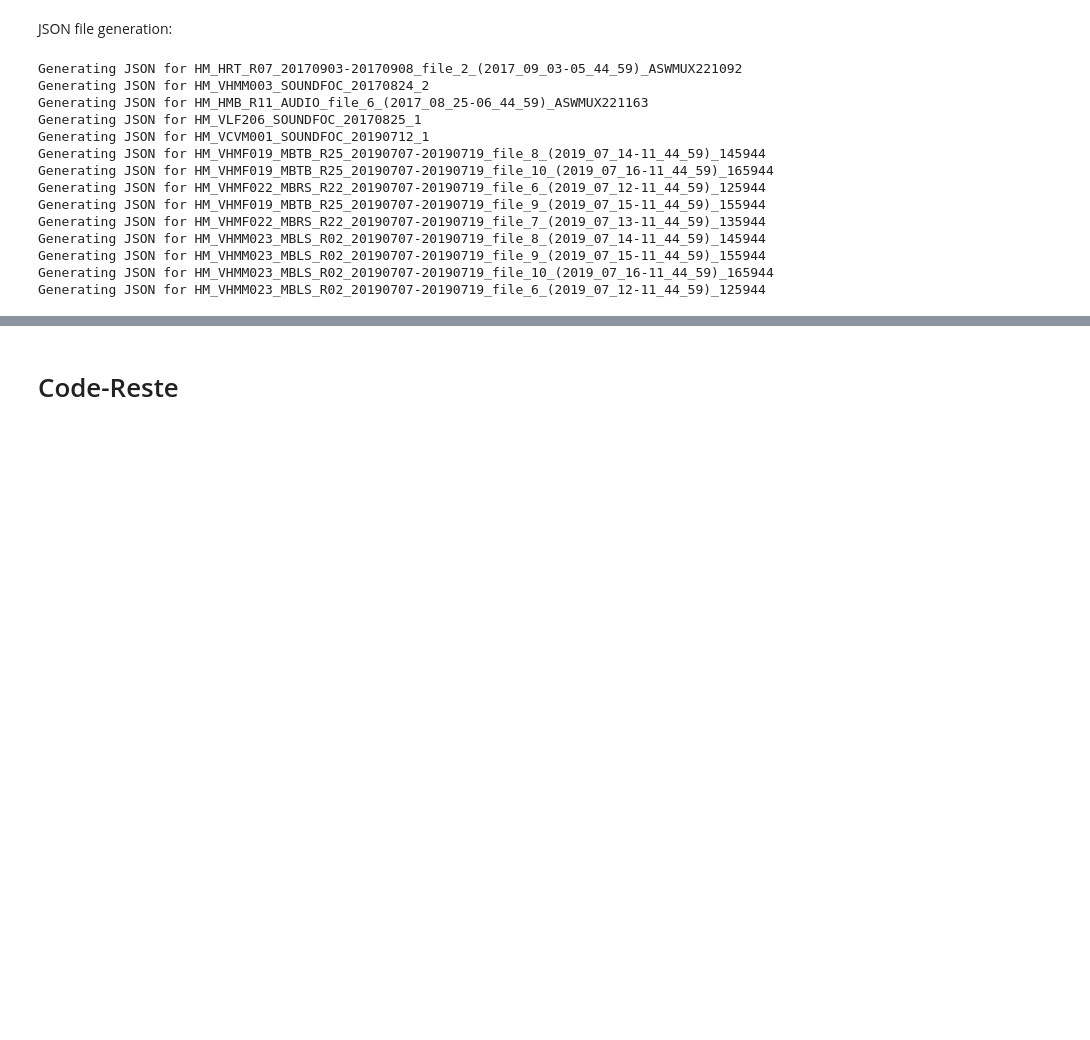
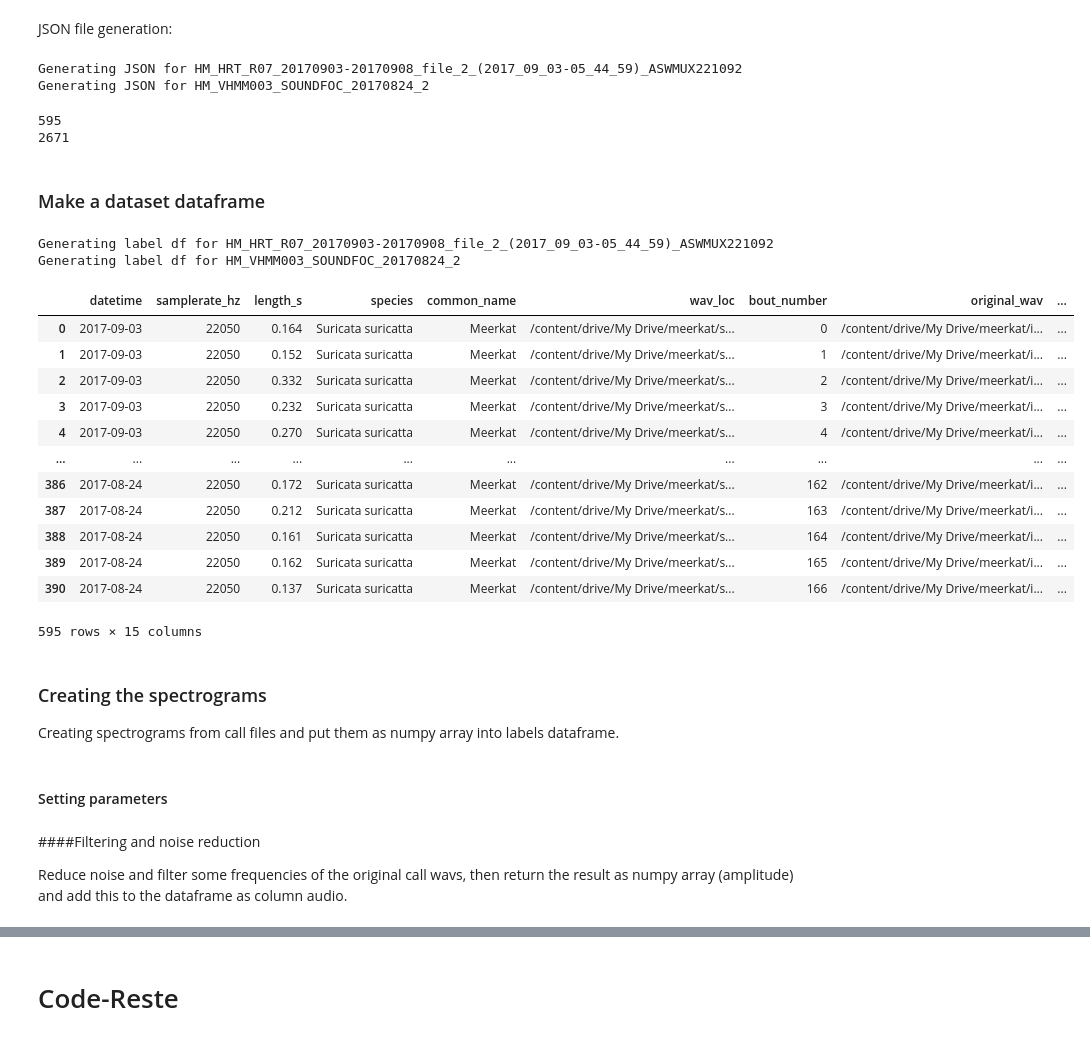
Before and after one commit to marathomas/meerkat, a Jupyter notebook: meerkat_preprocessing.ipynb, the cells around one changed output, grey strips where cells are left out. Drawn from its saved outputs; the diff is of its cells as text; code cells hidden in the pictures; blank space fills up the shorter version.

```diff
--- a/meerkat_preprocessing.ipynb
+++ b/meerkat_preprocessing.ipynb
@@ -647,3 +695,7 @@ wavs_loc = list(flatten(wavs_loc)) # Flatten list
 for ID, wav in zip(fileIDs, wavs_loc):
   if wav=="NA":
     print("Error, wav file missing for"+label)
+# %%
+wavs_loc=wavs_loc[0:2]
+labels_loc=labels_loc[0:2]
+fileIDs = fileIDs[0:2]
@@ -661,10 +718,15 @@ for wav_loc, label_loc, fileID in zip(wavs_loc, labels_loc, fileIDs):
 
   # for each call wav
   json_files = []
+
   for call_filepath in call_filepathList:
     # generate JSON file
     bout_num = os.path.basename(call_filepath)[:-4].split('_call')[1]
-    noise_wav = NOISE_OUT+fileID+'_noise'+bout_num+'.wav'
+    if(len(glob.glob(NOISE_OUT+fileID+'_noise'+bout_num+'.wav'))==0):
+      noise_wav = "NA"
+    else:
+      noise_wav = NOISE_OUT+fileID+'_noise'+bout_num+'.wav'
+
     json_files.append(generate_json(call_filepath, wav_loc, label_loc, fileID, noise_wav))
 
   # add json file column to labels.csv files
@@ -674,15 +736,47 @@ for wav_loc, label_loc, fileID in zip(wavs_loc, labels_loc, fileIDs):
 # %% [output]
 Generating JSON for HM_HRT_R07_20170903-20170908_file_2_(2017_09_03-05_44_59)_ASWMUX221092
 Generating JSON for HM_VHMM003_SOUNDFOC_20170824_2
-Generating JSON for HM_HMB_R11_AUDIO_file_6_(2017_08_25-06_44_59)_ASWMUX221163
-Generating JSON for HM_VLF206_SOUNDFOC_20170825_1
-Generating JSON for HM_VCVM001_SOUNDFOC_20190712_1
-Generating JSON for HM_VHMF019_MBTB_R25_20190707-20190719_file_8_(2019_07_14-11_44_59)_145944
-Generating JSON for HM_VHMF019_MBTB_R25_20190707-20190719_file_10_(2019_07_16-11_44_59)_165944
-Generating JSON for HM_VHMF022_MBRS_R22_20190707-20190719_file_6_(2019_07_12-11_44_59)_125944
-Generating JSON for HM_VHMF019_MBTB_R25_20190707-20190719_file_9_(2019_07_15-11_44_59)_155944
-Generating JSON for HM_VHMF022_MBRS_R22_20190707-20190719_file_7_(2019_07_13-11_44_59)_135944
-Generating JSON for HM_VHMM023_MBLS_R02_20190707-20190719_file_8_(2019_07_14-11_44_59)_145944
-Generating JSON for HM_VHMM023_MBLS_R02_20190707-20190719_file_9_(2019_07_15-11_44_59)_155944
-Generating JSON for HM_VHMM023_MBLS_R02_20190707-20190719_file_10_(2019_07_16-11_44_59)_165944
-Generating JSON for HM_VHMM023_MBLS_R02_20190707-20190719_file_6_(2019_07_12-11_44_59)_125944
+# %%
+print(len(os.listdir(JSON_OUT)))
+print(len(os.listdir(AUDIO_OUT)))
+# %% [output]
+595
+2671
+# %% [markdown]
+### Make a dataset dataframe
+# %%
+labels_loc = glob.glob(LABELS_OUT+'*.csv')
+fileIDs = [os.path.basename(item).replace('_labels.csv', '') for item in labels_loc]
+# %%
+df_list=[]
+
+for fileID in fileIDs:
+  print("Generating label df for "+fileID)
+  df_list.append(create_label_df(fileID))
+
+df = pd.concat(df_list)
+# %% [output]
+Generating label df for HM_HRT_R07_20170903-20170908_file_2_(2017_09_03-05_44_59)_ASWMUX221092
+Generating label df for HM_VHMM003_SOUNDFOC_20170824_2
+# %%
+df
+# %% [output]
+|  | datetime | samplerate_hz | length_s | species | common_name | wav_loc | bout_number | original_wav | ... |
+| 0 | 2017-09-03 | 22050 | 0.164 | Suricata suricatta | Meerkat | /content/drive/My Drive/meerkat/s... | 0 | /content/drive/My Drive/meerkat/i... | ... |
+| 1 | 2017-09-03 | 22050 | 0.152 | Suricata suricatta | Meerkat | /content/drive/My Drive/meerkat/s... | 1 | /content/drive/My Drive/meerkat/i... | ... |
+| 2 | 2017-09-03 | 22050 | 0.332 | Suricata suricatta | Meerkat | /content/drive/My Drive/meerkat/s... | 2 | /content/drive/My Drive/meerkat/i... | ... |
+| 3 | 2017-09-03 | 22050 | 0.232 | Suricata suricatta | Meerkat | /content/drive/My Drive/meerkat/s... | 3 | /content/drive/My Drive/meerkat/i... | ... |
+| 4 | 2017-09-03 | 22050 | 0.270 | Suricata suricatta | Meerkat | /content/drive/My Drive/meerkat/s... | 4 | /content/drive/My Drive/meerkat/i... | ... |
+| ... | ... | ... | ... | ... | ... | ... | ... | ... | ... |
+| 386 | 2017-08-24 | 22050 | 0.172 | Suricata suricatta | Meerkat | /content/drive/My Drive/meerkat/s... | 162 | /content/drive/My Drive/meerkat/i... | ... |
+| 387 | 2017-08-24 | 22050 | 0.212 | Suricata suricatta | Meerkat | /content/drive/My Drive/meerkat/s... | 163 | /content/drive/My Drive/meerkat/i... | ... |
+| 388 | 2017-08-24 | 22050 | 0.161 | Suricata suricatta | Meerkat | /content/drive/My Drive/meerkat/s... | 164 | /content/drive/My Drive/meerkat/i... | ... |
+| 389 | 2017-08-24 | 22050 | 0.162 | Suricata suricatta | Meerkat | /content/drive/My Drive/meerkat/s... | 165 | /content/drive/My Drive/meerkat/i... | ... |
+| 390 | 2017-08-24 | 22050 | 0.137 | Suricata suricatta | Meerkat | /content/drive/My Drive/meerkat/s... | 166 | /content/drive/My Drive/meerkat/i... | ... |
+595 rows × 15 columns
+# %% [markdown]
+### Creating the spectrograms
+
+Creating spectrograms from call files and put them as numpy array into labels dataframe.
+# %% [markdown]
+#### Setting parameters
@@ -688,0 +802,4 @@ Generating JSON for HM_VHMM023_MBLS_R02_20190707-20190719_file_6_(2019_07_12-11_
+# %% [markdown]
+####Filtering and noise reduction
+
+Reduce noise and filter some frequencies of the original call wavs, then return the result as numpy array (amplitude) and add this to the dataframe as column audio.
```
Also changed, not shown: parts of 44 cells of this notebook.
